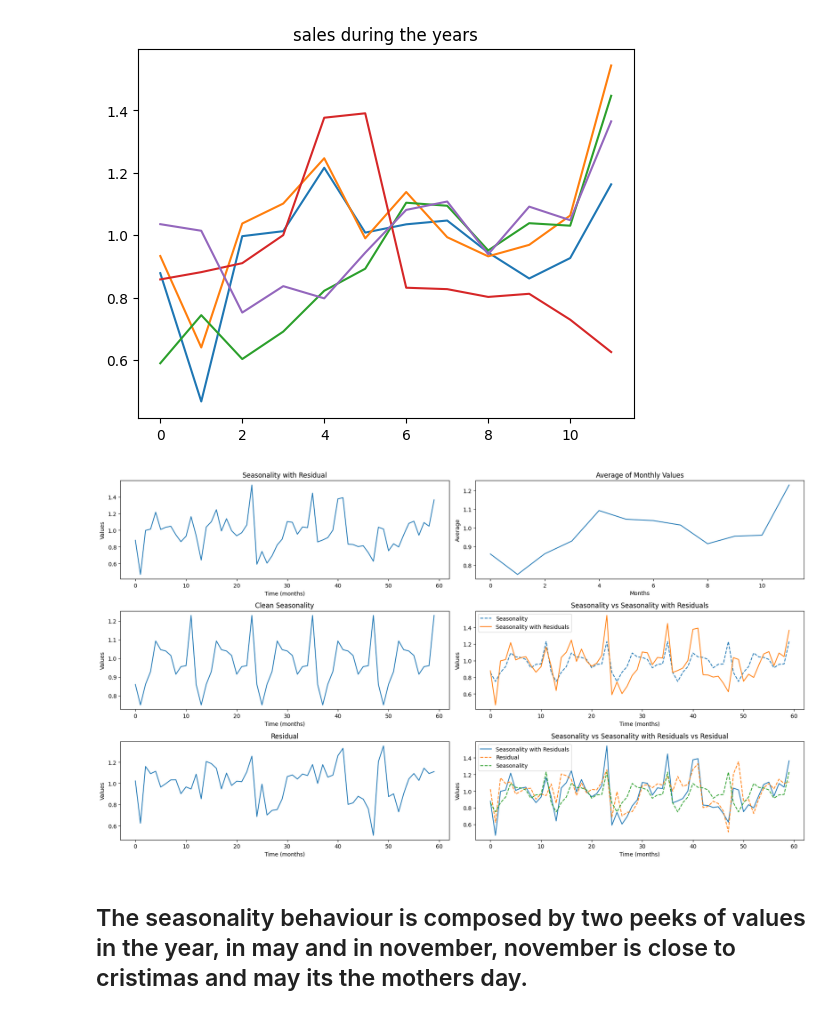
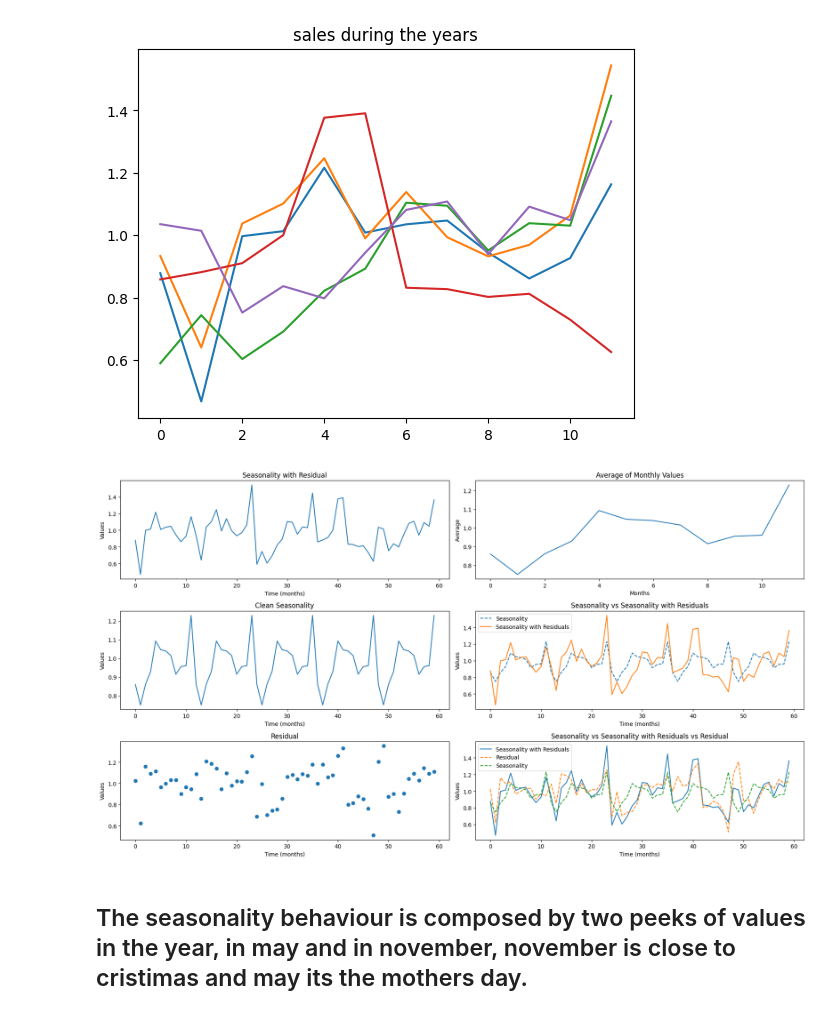
Before and after one commit to CaioMaxximus/Time_Series_Decomposition-bike_sales_america, a Jupyter notebook: time-series-decomposition-bike-sales-america.ipynb, the cells around one changed output. Saved outputs shown, nothing was run; the diff lists cells and outputs as text; code cells hidden in the pictures.

Commit message:
Kaggle Notebook | Time_Series_Decomposition bike_sales_america | Version 4

```diff
--- a/time-series-decomposition-bike-sales-america.ipynb
+++ b/time-series-decomposition-bike-sales-america.ipynb
@@ -183,7 +183,7 @@ array([2.  , 2.5 , 2.75, 3.25, 3.5 , 2.75, 1.75, 2.25, 2.75, 1.75, 1.25,
 # %%
 
 trend_cycle_data = pd.DataFrame()
-trend_cycle_data["Order_Quantity"] = moving_average_with_window(bike_sales_state["Order_Quantity"],(12))
+trend_cycle_data["Order_Quantity"] = moving_average_with_window(bike_sales_state["Order_Quantity"],(13))
 trend_cycle_data.index = bike_sales_state.index
 plt.title("Trend-Cycle daily data")
 trend_cycle_data["Order_Quantity"].plot()
@@ -270,34 +270,34 @@ axs[1][0].plot(index_general, sesonal_data)
 axs[1][0].set_title("Clean Seasonality")
 axs[1][0].set_xlabel("Time (months)")
 axs[1][0].set_ylabel("Values")
 
 # Plot 4: Seasonality vs Seasonality with Residuals
 axs[1][1].plot(index_general, sesonal_data, label="Seasonality" ,linestyle='--')
 axs[1][1].plot(index_general, seasonal_with_error[0], label="Seasonality with Residuals")
 axs[1][1].set_title("Seasonality vs Seasonality with Residuals")
 axs[1][1].set_xlabel("Time (months)")
 axs[1][1].set_ylabel("Values")
 axs[1][1].legend()
 
 # Plot 5: Residual
-axs[2][0].plot(index_general, residual)
+axs[2][0].scatter(index_general, residual)
 axs[2][0].set_title("Residual")
 axs[2][0].set_xlabel("Time (months)")
 axs[2][0].set_ylabel("Values")
 
 # Plot 6: Seasonality vs Seasonality with Residuals vs Residual
 axs[2][1].plot(index_general, seasonal_with_error[0], label="Seasonality with Residuals")
 axs[2][1].plot(index_general, residual, label="Residual", linestyle='--')
 axs[2][1].plot(index_general, sesonal_data, label="Seasonality",linestyle='--')
 axs[2][1].set_title("Seasonality vs Seasonality with Residuals vs Residual")
 axs[2][1].set_xlabel("Time (months)")
 axs[2][1].set_ylabel("Values")
 axs[2][1].legend()
 
 # Adjust layout
 plt.tight_layout()
 plt.show()
 # %% [output]
-[figure, old version]
+[figure, new version]
 # %% [markdown]
 ## The seasonality behaviour is composed by two peeks of values in the year, in may and in november, november is close to cristimas and may its the mothers day.
```
